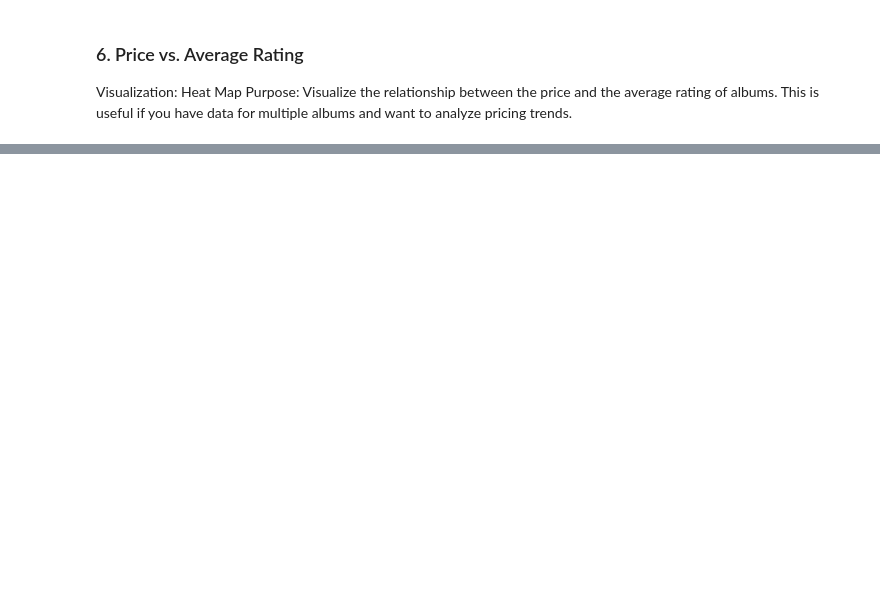
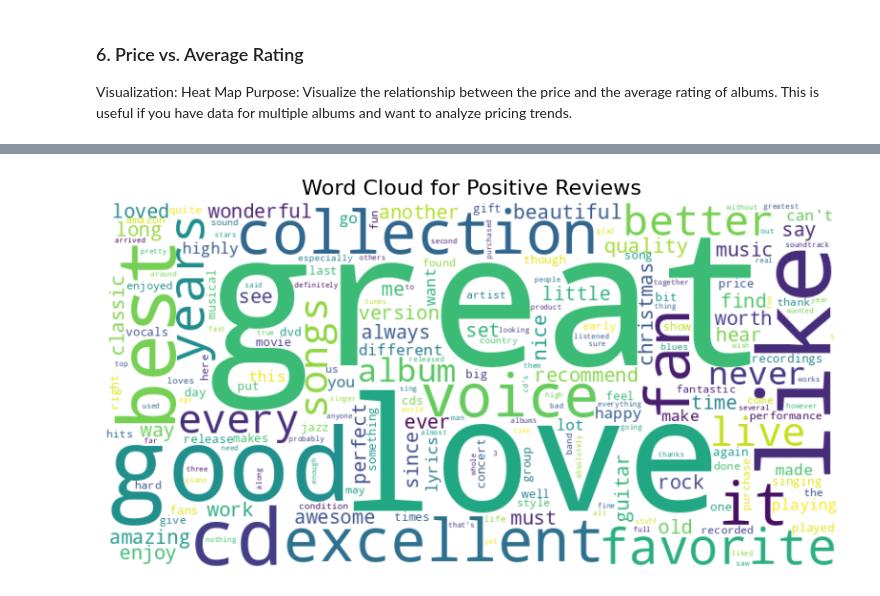
Before and after one commit to mitanshm680/Sentiment-Analysis---Amazon-Product-Reviews, a Jupyter notebook: sentiment.ipynb, the cells around one changed output, grey strips where cells are left out. Saved outputs shown, nothing was run; the diff lists cells and outputs as text; code cells hidden in the pictures; blank space fills up the shorter version.

```diff
--- a/sentiment.ipynb
+++ b/sentiment.ipynb
@@ -1476,0 +1556,83 @@ plt.show()
+# %%
+import json
+from wordcloud import WordCloud
+import matplotlib.pyplot as plt
+from collections import Counter
+from nltk.corpus import stopwords
+import nltk
+
+# Ensure you have the necessary NLTK stopwords
+nltk.download('stopwords')
+
+# Load data
+data_file = 'cleaned_metadata.jsonl'
+reviews = []
+stop_words = set(stopwords.words('english'))
+
+# Custom stopwords list
+custom_stopwords = {
+    "album", "music", "cd", "track", "song", "The", "this",
+    "that", "it", "is", "was", "and", "in", "on", "for", "with",
+    "by", "to", "of", "a", "an", "i", "you", "we", "they", "I",
+    "the", "It", "This", "this", "CD", "would", "Would", "one", "songs",
+    "-", "it.", "get", "record", "first", "A", "sound", "even",
+    "vinyl", "case", "if", "If", "time", "play", "much", "bought",
+    "got", "original", "album.", "new", "I'm", "music.", "CD.", "two",
+    "buy", "Very", "2", "disc", "still", "thought", "listen", "really",
+    "many", "back", "could", "came", "received", "sounds", "know", "it's",
+    "tracks", "recording", "heard", "It's", "return", "band", "well", "i've",
+    "My", "listening", "ordered", "&", "also", "There", "think", "albums", "i'm", "it."
+}
+
+# Combine custom stopwords with NLTK stopwords
+stop_words.update(custom_stopwords)
+
+# Extract reviews and sentiment scores
+with open(data_file, 'r') as f:
+    for line in f:
+        album = json.loads(line)
+        for review in album.get("reviews", []):
+            reviews.append({
+                "text": review["text"],
+                "sentiment_score": review["sentiment_score"]
+            })
+
+# Separate positive and negative reviews
+positive_reviews = [review["text"] for review in reviews if review["sentiment_score"] > 0.2]
+negative_reviews = [review["text"] for review in reviews if review["sentiment_score"] < -0.2]
+
+# Preprocess and tokenize text
+def preprocess_reviews(reviews, extra_stopwords=None):
+    tokens = []
+    for review in reviews:
+        words = review.lower().split()
+        words = [
+            word.strip('.,!?;:()[]"') for word in words
+            if word not in stop_words and (extra_stopwords is None or word not in extra_stopwords)
+        ]
+        tokens.extend(words)
+    return tokens
+
+# Remove "like" only from negative reviews
+positive_tokens = preprocess_reviews(positive_reviews)
+negative_tokens = preprocess_reviews(negative_reviews, extra_stopwords={"like", "good"})
+
+# Generate word frequency counters
+positive_word_freq = Counter(positive_tokens)
+negative_word_freq = Counter(negative_tokens)
+
+# Generate WordClouds
+def create_wordcloud(word_freq, title):
+    wordcloud = WordCloud(width=800, height=400, background_color='white').generate_from_frequencies(word_freq)
+    plt.figure(figsize=(10, 5))
+    plt.imshow(wordcloud, interpolation='bilinear')
+    plt.axis('off')
+    plt.title(title, fontsize=16)
+    plt.show()
+
+# Positive Word Cloud
+create_wordcloud(positive_word_freq, "Word Cloud for Positive Reviews")
+
+# Negative Word Cloud
+create_wordcloud(negative_word_freq, "Word Cloud for Negative Reviews")
+# %% [output]
@@ -1476,0 +1642 @@ plt.show()
+[figure, added]
```
Also changed, not shown: parts of 8 cells of this notebook.
